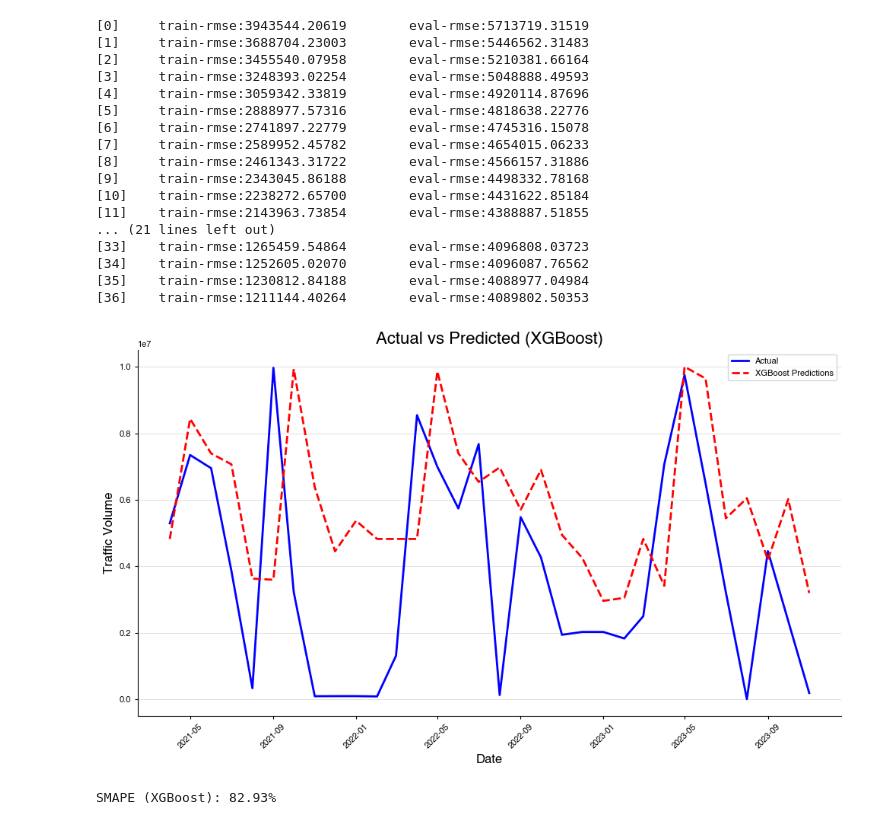
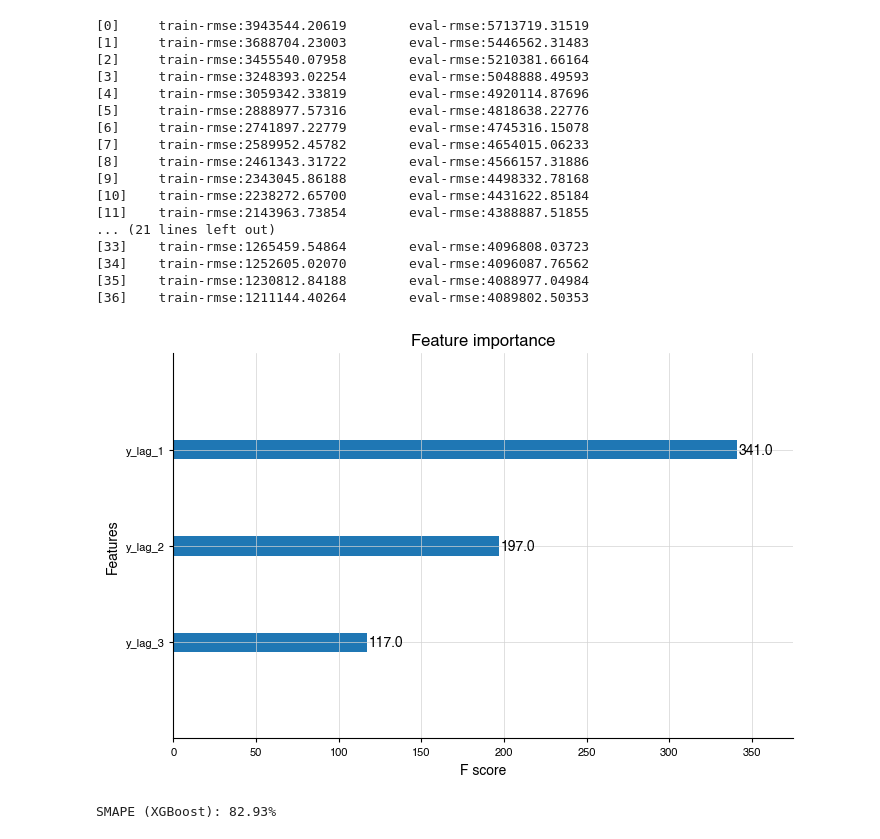
Before and after one commit to Emillia-rosette/traffic-volume-analysis, a Jupyter notebook: notebooks/04-modelling.ipynb, the cells around one changed output. Drawn from its saved outputs; the diff is of its cells as text; code cells hidden in the pictures.

```diff
--- a/notebooks/04-modelling.ipynb
+++ b/notebooks/04-modelling.ipynb
@@ -686,22 +706,9 @@ xgb_pred = bst.predict(dtest)
 [34]    train-rmse:1252605.02070        eval-rmse:4096087.76562
 [35]    train-rmse:1230812.84188        eval-rmse:4088977.04984
 [36]    train-rmse:1211144.40264        eval-rmse:4089802.50353
-# %%
-
-# Plot actual vs predicted (XGBoost)
-plt.figure(figsize=(10, 6))
-
-# Plot actual values
-plt.plot(ptest_lagged['ds'], y_test_actual, label="Actual", color='blue', linewidth=2)
-
-# Plot XGBoost predictions
-plt.plot(ptest_lagged['ds'], xgb_pred, label="XGBoost Predictions", color='red', linestyle='--', linewidth=2)
-plt.title('Actual vs Predicted (XGBoost)', fontsize=16)
-plt.xlabel('Date', fontsize=12)
-plt.ylabel('Traffic Volume', fontsize=12)
-plt.xticks(rotation=45)
-plt.legend()
-plt.tight_layout()
-plt.show()
-# %% [output]
-[figure, removed]
+# %%
+# Plot feature importance directly
+xgb.plot_importance(bst)
+plt.show()
+# %% [output]
+[figure, added]
```
Also changed, not shown: parts of 15 cells of this notebook, 2 other files.
